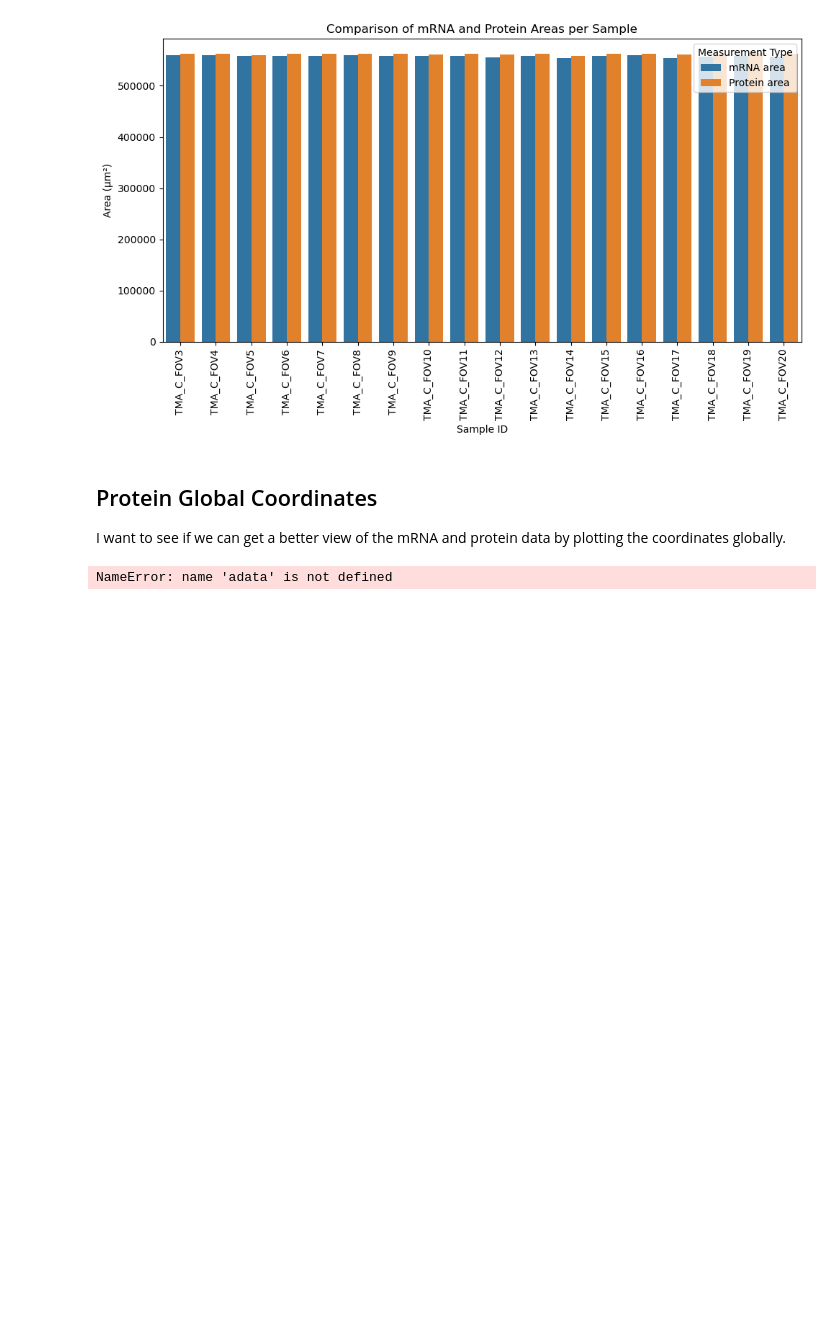
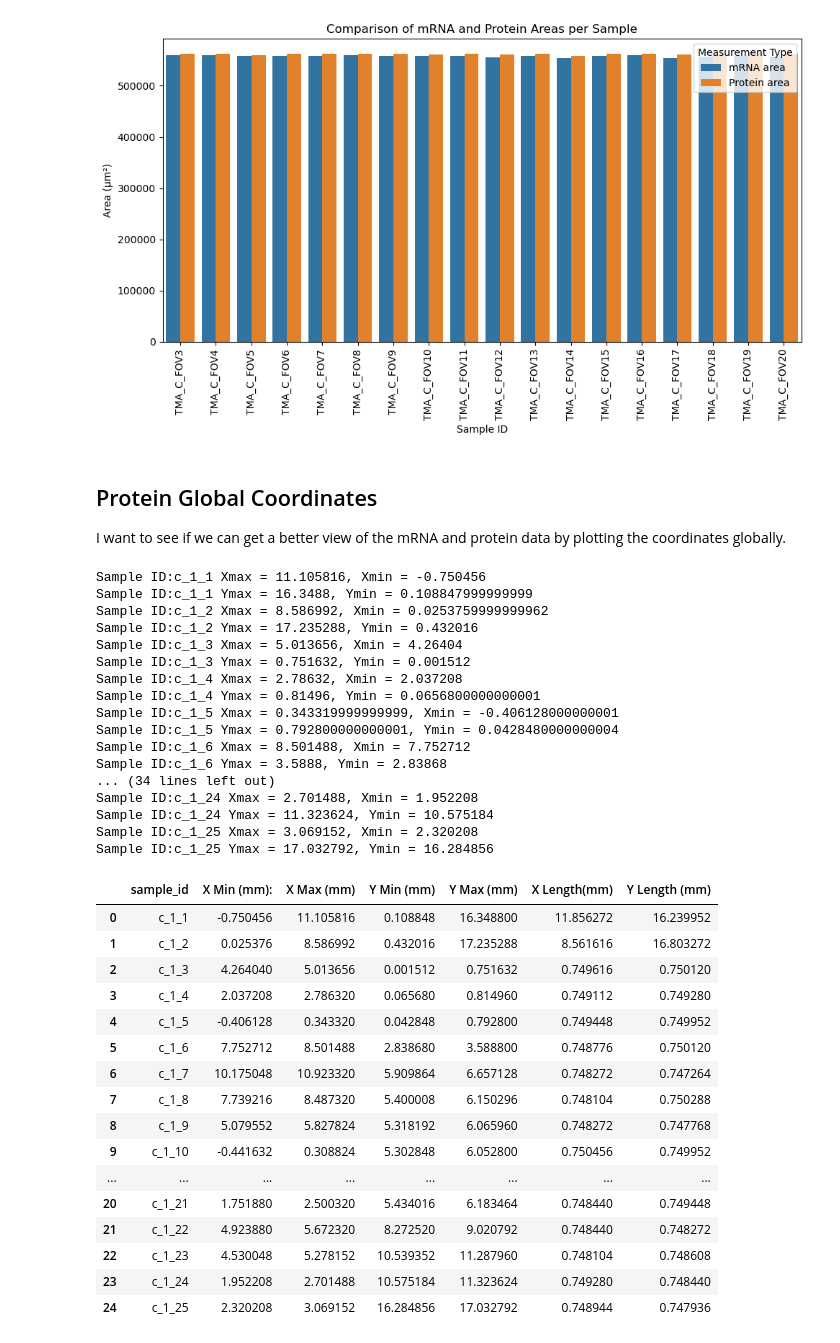
Before and after one commit to EDJohns/2025-Dinh-Lab-Research-Project, a Jupyter notebook: Shapiro 2025 Project/Python SquidPy/Area Calculations.ipynb, the cells around one changed output. Saved outputs shown, nothing was run; the diff lists cells and outputs as text; code cells hidden in the pictures; blank space fills up the shorter version.

```diff
--- a/Shapiro 2025 Project/Python SquidPy/Area Calculations.ipynb
+++ b/Shapiro 2025 Project/Python SquidPy/Area Calculations.ipynb
@@ -557,37 +740,68 @@ def find_area_protein_global_coords(adata,sample_id):
         "Y Min":y_min
     }
 
 data=[]
 
-for i in range(1,25):
+for i in range(1,26):
     for j in range(1,2):
 
         sample_id= f"c_{j}_{i}"
 
         results=find_area_protein_global_coords(adata,sample_id)
 
         #Calculate length of dimensions of the samples
         x_length=results["X Max"]-results["X Min"]
         y_length=results["Y Max"]-results["Y Min"]
 
         data.append({
             "sample_id":sample_id,
             "X Min (mm):": results["X Min"],
             "X Max (mm)": results["X Max"],
             "Y Min (mm)": results["Y Min"],
             "Y Max (mm)": results["Y Max"],
             "X Length(mm)": x_length,
             "Y Length (mm)": y_length
         })
 
 global_rectangles=pd.DataFrame(data)
 display(global_rectangles)
 
-plot_spatial_rectangles(global_rectangles)
-
 #results=find_area_protein_global_coords(adata,"c_3_1")
 # %% [output]
-NameError: name 'adata' is not defined
+Sample ID:c_1_1 Xmax = 11.105816, Xmin = -0.750456
+Sample ID:c_1_1 Ymax = 16.3488, Ymin = 0.108847999999999
+Sample ID:c_1_2 Xmax = 8.586992, Xmin = 0.0253759999999962
+Sample ID:c_1_2 Ymax = 17.235288, Ymin = 0.432016
+Sample ID:c_1_3 Xmax = 5.013656, Xmin = 4.26404
+Sample ID:c_1_3 Ymax = 0.751632, Ymin = 0.001512
+Sample ID:c_1_4 Xmax = 2.78632, Xmin = 2.037208
+Sample ID:c_1_4 Ymax = 0.81496, Ymin = 0.0656800000000001
+Sample ID:c_1_5 Xmax = 0.343319999999999, Xmin = -0.406128000000001
+Sample ID:c_1_5 Ymax = 0.792800000000001, Ymin = 0.0428480000000004
+Sample ID:c_1_6 Xmax = 8.501488, Xmin = 7.752712
+Sample ID:c_1_6 Ymax = 3.5888, Ymin = 2.83868
+... (34 lines left out)
+Sample ID:c_1_24 Xmax = 2.701488, Xmin = 1.952208
+Sample ID:c_1_24 Ymax = 11.323624, Ymin = 10.575184
+Sample ID:c_1_25 Xmax = 3.069152, Xmin = 2.320208
+Sample ID:c_1_25 Ymax = 17.032792, Ymin = 16.284856
+|  | sample_id | X Min (mm): | X Max (mm) | Y Min (mm) | Y Max (mm) | X Length(mm) | Y Length (mm) |
+| 0 | c_1_1 | -0.750456 | 11.105816 | 0.108848 | 16.348800 | 11.856272 | 16.239952 |
+| 1 | c_1_2 | 0.025376 | 8.586992 | 0.432016 | 17.235288 | 8.561616 | 16.803272 |
+| 2 | c_1_3 | 4.264040 | 5.013656 | 0.001512 | 0.751632 | 0.749616 | 0.750120 |
+| 3 | c_1_4 | 2.037208 | 2.786320 | 0.065680 | 0.814960 | 0.749112 | 0.749280 |
+| 4 | c_1_5 | -0.406128 | 0.343320 | 0.042848 | 0.792800 | 0.749448 | 0.749952 |
+| 5 | c_1_6 | 7.752712 | 8.501488 | 2.838680 | 3.588800 | 0.748776 | 0.750120 |
+| 6 | c_1_7 | 10.175048 | 10.923320 | 5.909864 | 6.657128 | 0.748272 | 0.747264 |
+| 7 | c_1_8 | 7.739216 | 8.487320 | 5.400008 | 6.150296 | 0.748104 | 0.750288 |
+| 8 | c_1_9 | 5.079552 | 5.827824 | 5.318192 | 6.065960 | 0.748272 | 0.747768 |
+| 9 | c_1_10 | -0.441632 | 0.308824 | 5.302848 | 6.052800 | 0.750456 | 0.749952 |
+| ... | ... | ... | ... | ... | ... | ... | ... |
+| 20 | c_1_21 | 1.751880 | 2.500320 | 5.434016 | 6.183464 | 0.748440 | 0.749448 |
+| 21 | c_1_22 | 4.923880 | 5.672320 | 8.272520 | 9.020792 | 0.748440 | 0.748272 |
+| 22 | c_1_23 | 4.530048 | 5.278152 | 10.539352 | 11.287960 | 0.748104 | 0.748608 |
+| 23 | c_1_24 | 1.952208 | 2.701488 | 10.575184 | 11.323624 | 0.749280 | 0.748440 |
+| 24 | c_1_25 | 2.320208 | 3.069152 | 16.284856 | 17.032792 | 0.748944 | 0.747936 |
 # %%
 import matplotlib.pyplot as plt
 
```
Also changed, not shown: parts of 17 cells of this notebook, 1 other file.
